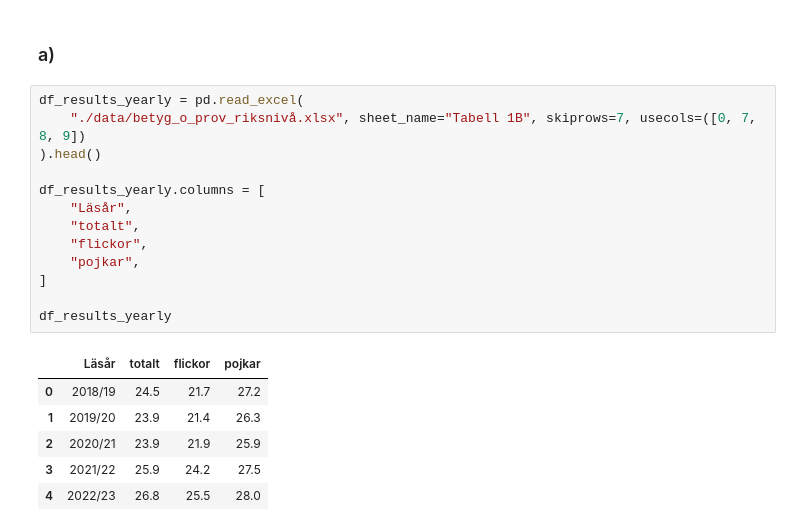
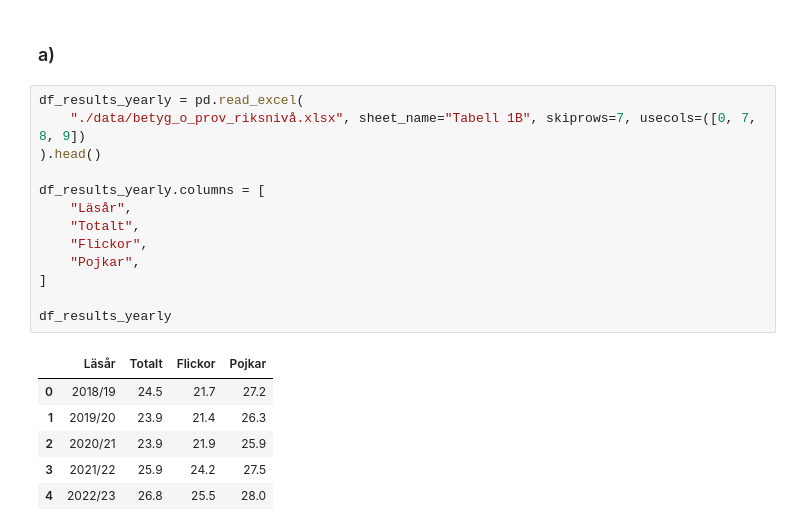
Before and after one commit to LordOfTurtles/Python-Erik-Johansson-OPA23, a Jupyter notebook: labb2/labb2.ipynb, the cells around one changed output. Drawn from its saved outputs; the diff is of its cells as text.

```diff
--- a/labb2/labb2.ipynb
+++ b/labb2/labb2.ipynb
@@ -155,18 +155,18 @@ cmtt10
 # %%
 df_results_yearly = pd.read_excel(
     "./data/betyg_o_prov_riksnivå.xlsx", sheet_name="Tabell 1B", skiprows=7, usecols=([0, 7, 8, 9])
 ).head()
 
 df_results_yearly.columns = [
     "Läsår",
-    "totalt",
-    "flickor",
-    "pojkar",
+    "Totalt",
+    "Flickor",
+    "Pojkar",
 ]
 
 df_results_yearly
 # %% [output]
-|  | Läsår | totalt | flickor | pojkar |
+|  | Läsår | Totalt | Flickor | Pojkar |
 | 0 | 2018/19 | 24.5 | 21.7 | 27.2 |
 | 1 | 2019/20 | 23.9 | 21.4 | 26.3 |
 | 2 | 2020/21 | 23.9 | 21.9 | 25.9 |
```
Also changed, not shown: parts of 5 cells of this notebook.
